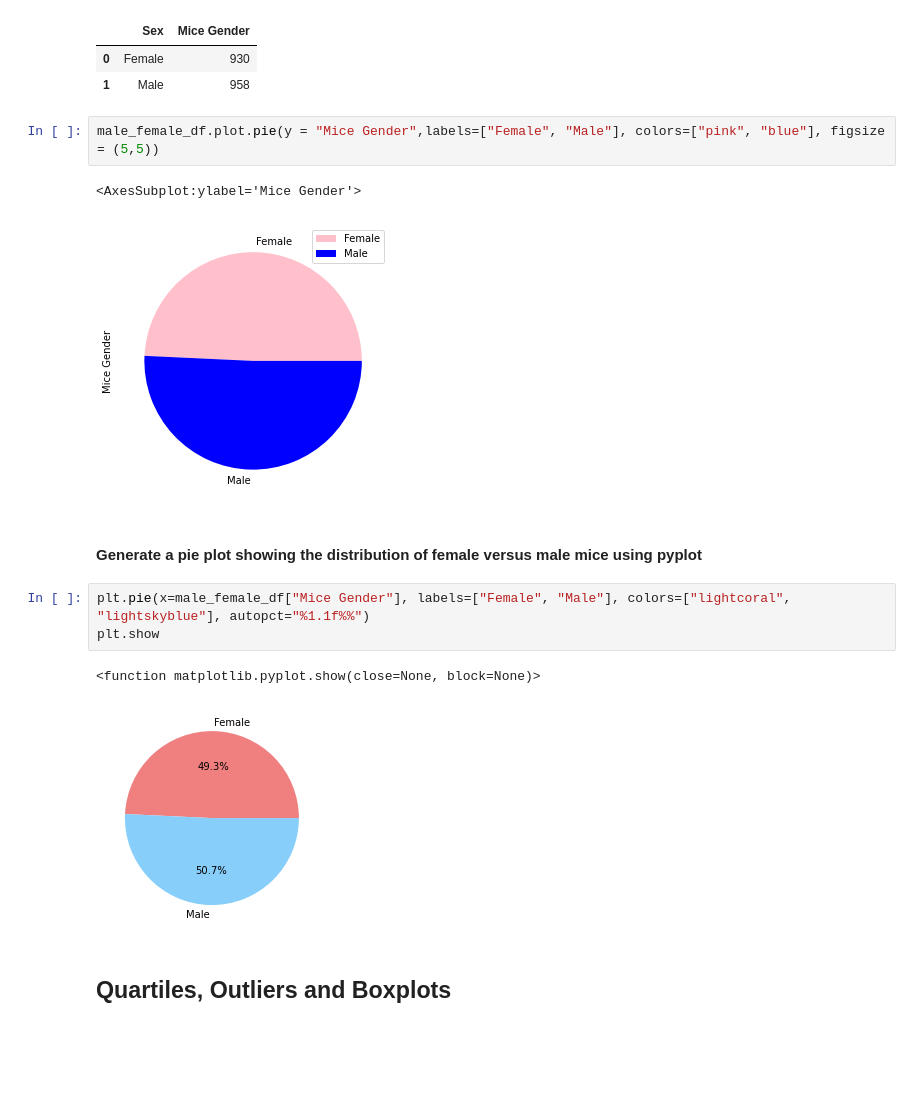
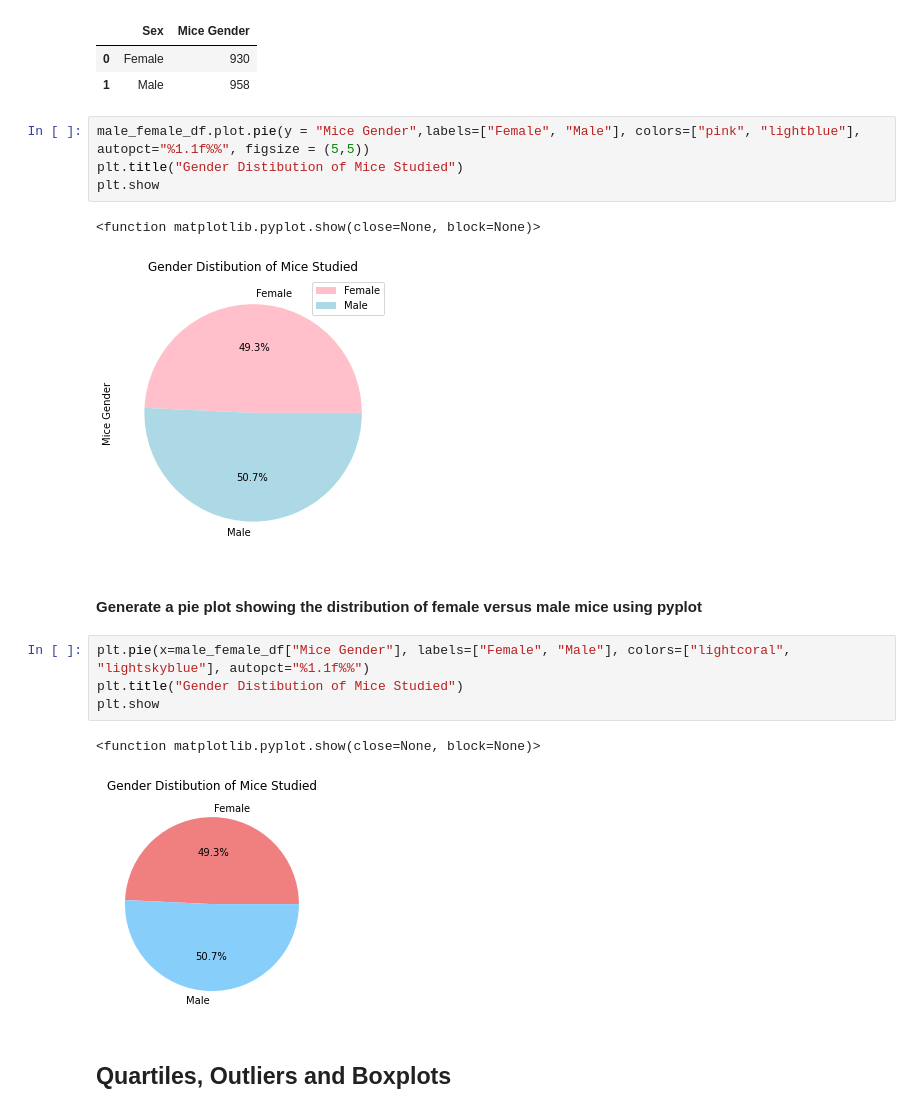
Before and after one commit to Slyssy/matplotlib-challenge, a Jupyter notebook: The_Power_of_Plots/Pymaceuticals/pymaceuticals.ipynb, the cells around one changed output. Cells and saved outputs as stored; diff of their text form; blank space fills up the shorter version.

Commit message:
Updated formatting on pie charts.

```diff
--- a/The_Power_of_Plots/Pymaceuticals/pymaceuticals.ipynb
+++ b/The_Power_of_Plots/Pymaceuticals/pymaceuticals.ipynb
@@ -162,18 +162,21 @@ male_female_df
 | 0 | Female | 930 |
 | 1 | Male | 958 |
 # %%
-male_female_df.plot.pie(y = "Mice Gender",labels=["Female", "Male"], colors=["pink", "blue"], figsize = (5,5))
+male_female_df.plot.pie(y = "Mice Gender",labels=["Female", "Male"], colors=["pink", "lightblue"], autopct="%1.1f%%", figsize = (5,5))
+plt.title("Gender Distibution of Mice Studied")
+plt.show
 # %% [output]
-<AxesSubplot:ylabel='Mice Gender'>
+<function matplotlib.pyplot.show(close=None, block=None)>
-[figure, old version]
+[figure, new version]
 # %% [markdown]
 #### Generate a pie plot showing the distribution of female versus male mice using pyplot
 # %%
 plt.pie(x=male_female_df["Mice Gender"], labels=["Female", "Male"], colors=["lightcoral", "lightskyblue"], autopct="%1.1f%%")
+plt.title("Gender Distibution of Mice Studied")
 plt.show
 # %% [output]
 <function matplotlib.pyplot.show(close=None, block=None)>
-[figure, old version]
+[figure, new version]
 # %% [markdown]
 ## Quartiles, Outliers and Boxplots
 # %%
```
